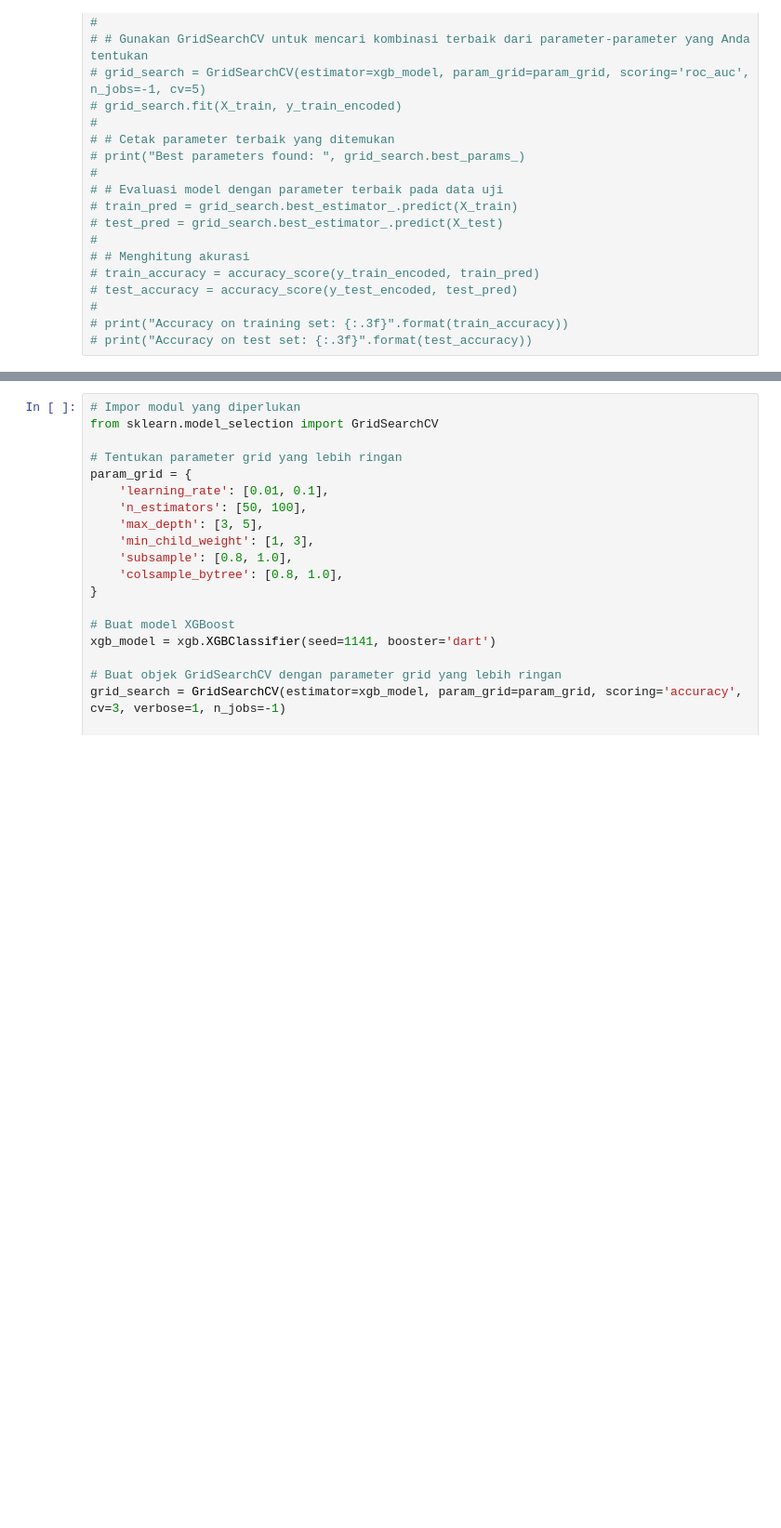
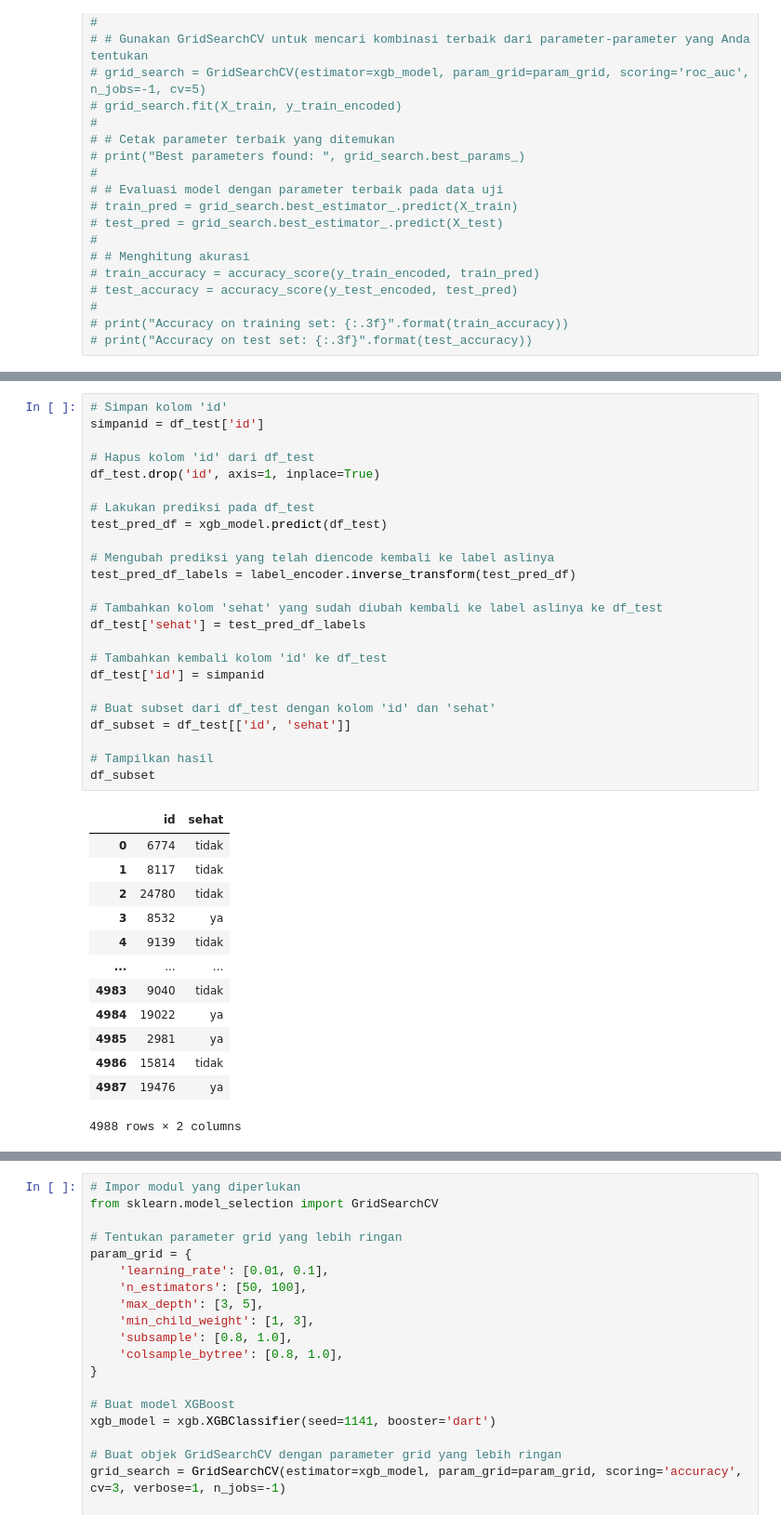
Before and after one commit to denisikiandani/KaggleCompetition-Wellness_Classifier, a Jupyter notebook: punyayodya.ipynb, the cells around one changed output, grey strips where cells are left out. Shown at 93% size. Cells and saved outputs as stored; diff of their text form; blank space fills up the shorter version.

```diff
--- a/punyayodya.ipynb
+++ b/punyayodya.ipynb
@@ -618,0 +639,38 @@ Accuracy on test set: 0.828
+# %%
+# Simpan kolom 'id'
+simpanid = df_test['id']
+
+# Hapus kolom 'id' dari df_test
+df_test.drop('id', axis=1, inplace=True)
+
+# Lakukan prediksi pada df_test
+test_pred_df = xgb_model.predict(df_test)
+
+# Mengubah prediksi yang telah diencode kembali ke label aslinya
+test_pred_df_labels = label_encoder.inverse_transform(test_pred_df)
+
+# Tambahkan kolom 'sehat' yang sudah diubah kembali ke label aslinya ke df_test
+df_test['sehat'] = test_pred_df_labels
+
+# Tambahkan kembali kolom 'id' ke df_test
+df_test['id'] = simpanid
+
+# Buat subset dari df_test dengan kolom 'id' dan 'sehat'
+df_subset = df_test[['id', 'sehat']]
+
+# Tampilkan hasil
+df_subset
+# %% [output]
+|  | id | sehat |
+| 0 | 6774 | tidak |
+| 1 | 8117 | tidak |
+| 2 | 24780 | tidak |
+| 3 | 8532 | ya |
+| 4 | 9139 | tidak |
+| ... | ... | ... |
+| 4983 | 9040 | tidak |
+| 4984 | 19022 | ya |
+| 4985 | 2981 | ya |
+| 4986 | 15814 | tidak |
+| 4987 | 19476 | ya |
+4988 rows × 2 columns
```
Also changed, not shown: parts of 3 cells of this notebook, 2 other files.
